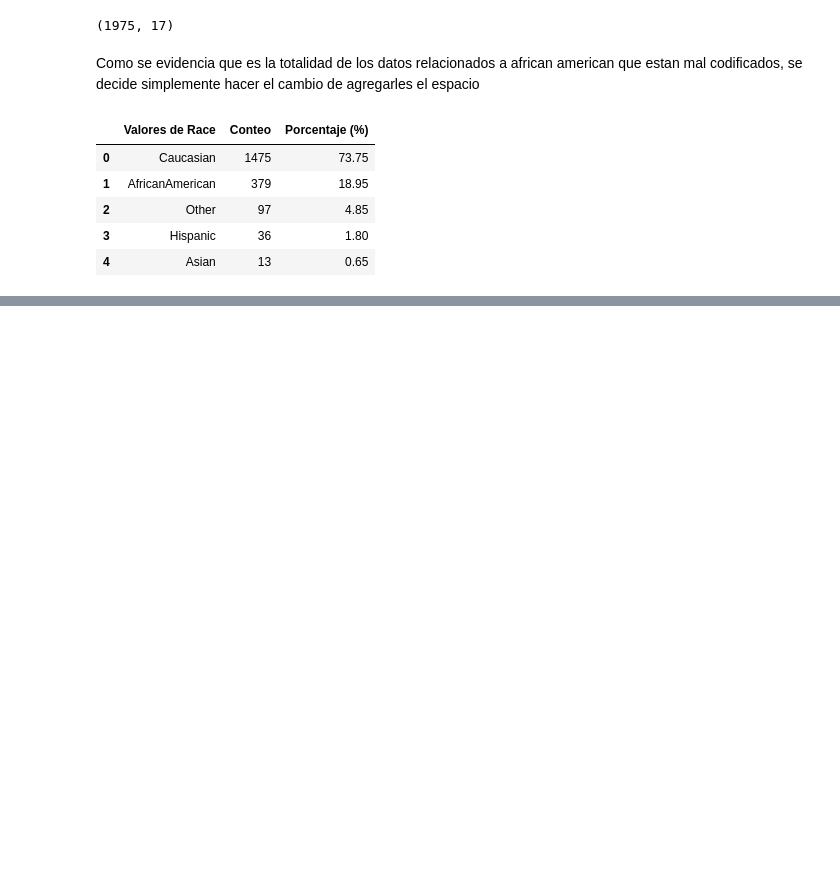
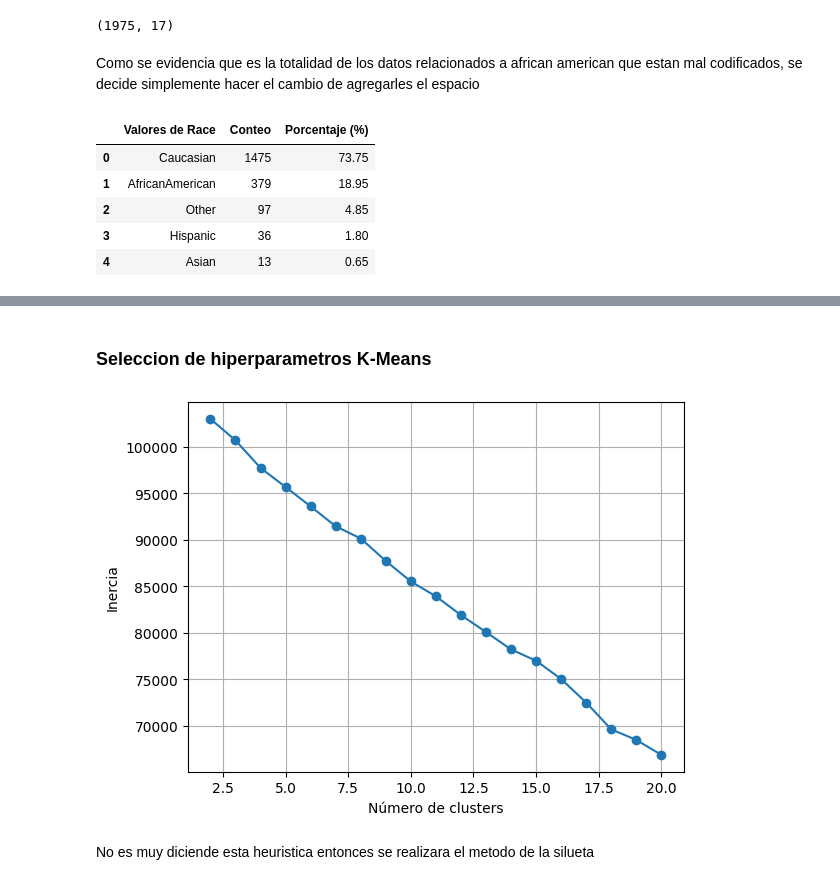
Before and after one commit to NataliaVillegasC/Simulacro-parcial1, a Jupyter notebook: SimulacroNatalia.ipynb, the cells around one changed output, grey strips where cells are left out. Saved outputs shown, nothing was run; the diff lists cells and outputs as text; code cells hidden in the pictures; blank space fills up the shorter version.

Commit message:
Inicio modelo

```diff
--- a/SimulacroNatalia.ipynb
+++ b/SimulacroNatalia.ipynb
@@ -325,0 +350,3 @@ df_modified['race'] = df_modified['race'].replace({'AfricanAmerican': 'African A
+# %%
+df_encoded = pd.get_dummies(df_modified, columns=variables_cat, drop_first=True)
+df_encoded.head()
@@ -325,0 +361,6 @@ df_modified['race'] = df_modified['race'].replace({'AfricanAmerican': 'African A
+# %%
+standard_scaler = StandardScaler()
+# %%
+df_scaled = standard_scaler.fit_transform(df_encoded)
+df_scaled = pd.DataFrame(df_scaled, columns=df_encoded.columns)
+df_scaled.head()
@@ -325,0 +375,40 @@ df_modified['race'] = df_modified['race'].replace({'AfricanAmerican': 'African A
+# %% [markdown]
+### Seleccion de hiperparametros K-Means
+# %%
+def elbow_plot(X, model, k_min=2, k_max=10):
+    """
+    Genera la gráfica para el método del codo usando KMeans
+
+    Parametros:
+    X : np.array
+        El arreglo con los datos
+    model : str
+        "kmeans" o "kmedoids", especifica el modelo a entrenar.
+    k_min : int
+        Valor mínimo para k
+    k_max : int
+        Valor máximo para k
+    """
+    inertias = []
+    for i in range(k_min, k_max+1):
+        if model == "kmeans":
+            model_k = KMeans(n_clusters=i, max_iter=300, n_init=10, random_state=0)
+        else:
+            model_k = KMedoids(n_clusters=i, max_iter=300, random_state=0)
+        # Entrenamos el modelo
+        model_k.fit(X)
+        # Almacenamos el valor de inercia
+        inertias.append(model_k.inertia_)
+
+    # Graficamos los valores de inercia
+    plt.plot(range(k_min,k_max+1), inertias, marker='o')
+    plt.xlabel('Número de clusters')
+    plt.ylabel('Inercia')
+    plt.grid()
+    plt.show()
+# %%
+elbow_plot(df_scaled, "kmeans", 2, 20)
+# %% [output]
+[figure, added]
+# %% [markdown]
+No es muy diciende esta heuristica entonces se realizara el metodo de la silueta
```
Also changed, not shown: parts of 8 cells of this notebook, 1 other file.
